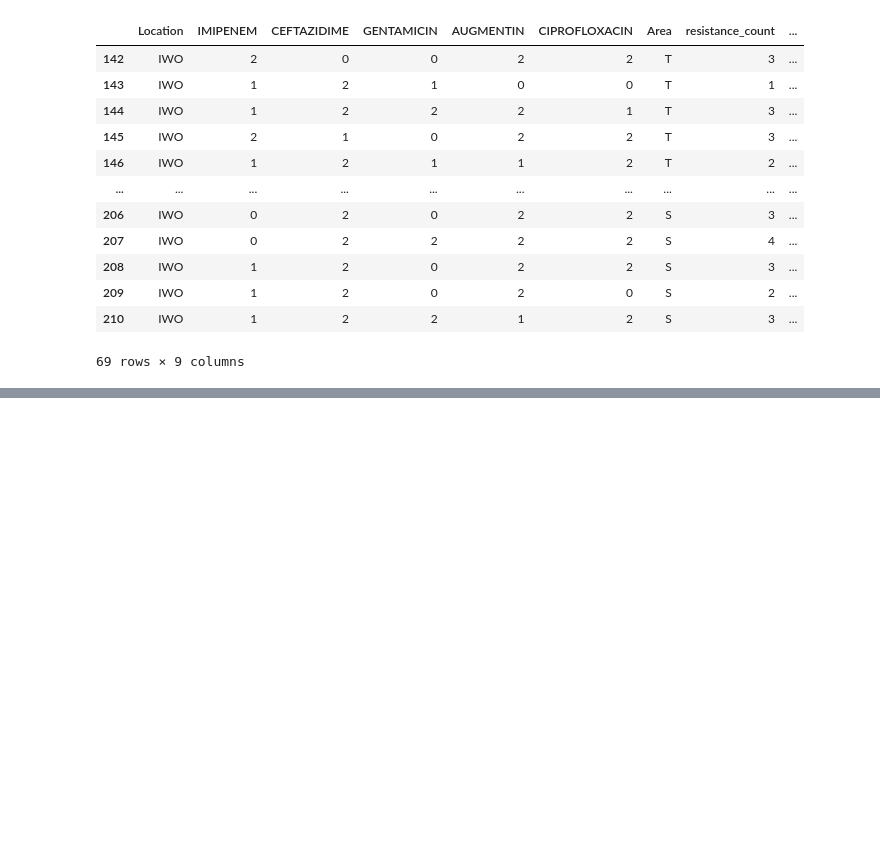
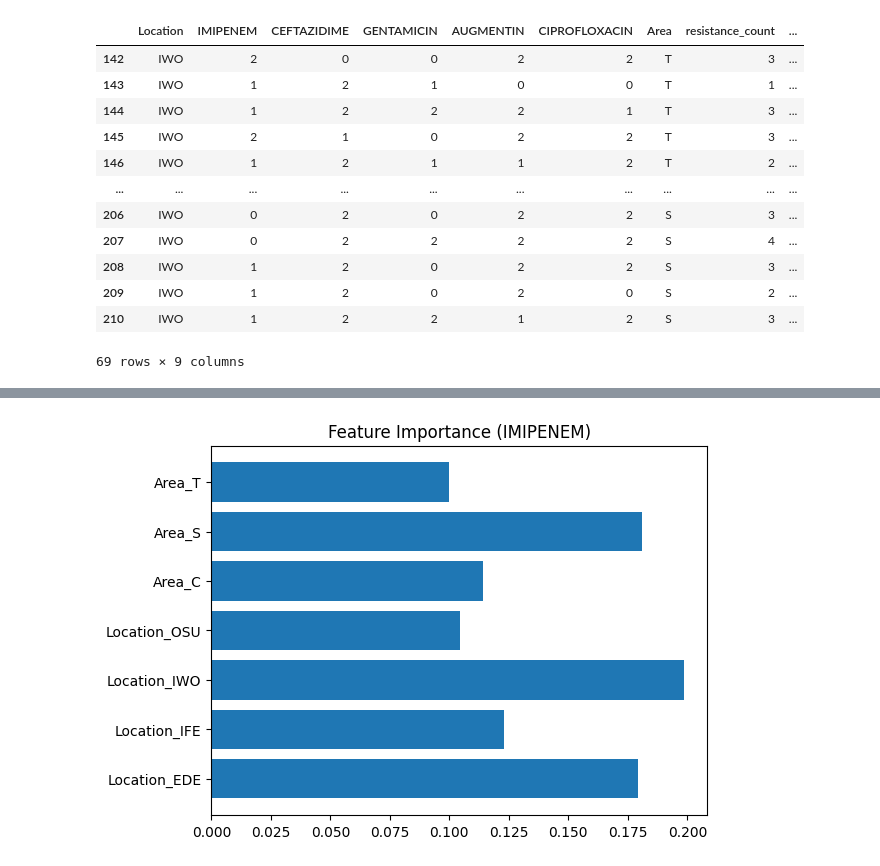
Before and after one commit to anfasahammed/antibiotic-resistance-prediction, a Jupyter notebook: nigeria.ipynb, the cells around one changed output, grey strips where cells are left out. Drawn from its saved outputs; the diff is of its cells as text; code cells hidden in the pictures; blank space fills up the shorter version.

Commit message:
added more models along with base line model

```diff
--- a/nigeria.ipynb
+++ b/nigeria.ipynb
@@ -338,0 +376,19 @@ df_encoded.to_csv('nigeria_encoded.csv', index=False)
+# %%
+X = df_encoded.drop(columns=antibiotics + ['resistance_count','MDR'])
+y = df_encoded[antibiotics]
+# %%
+X = pd.get_dummies(X, columns=['Location','Area'])
+# %%
+from sklearn.multioutput import MultiOutputClassifier
+from sklearn.ensemble import RandomForestClassifier
+from sklearn.model_selection import train_test_split
+
+X_train, X_test, y_train, y_test = train_test_split(
+    X, y, test_size=0.2, random_state=42
+)
+
+model = MultiOutputClassifier(
+    RandomForestClassifier(n_estimators=100, class_weight='balanced', random_state=42)
+)
+
+model.fit(X_train, y_train)
@@ -338,0 +516,10 @@ df_encoded.to_csv('nigeria_encoded.csv', index=False)
+# %%
+import matplotlib.pyplot as plt
+
+importances = model.estimators_[0].feature_importances_
+
+plt.barh(X_train.columns, importances)
+plt.title("Feature Importance (IMIPENEM)")
+plt.show()
+# %% [output]
+[figure, added]
```
Also changed, not shown: parts of 12 cells of this notebook, 4 other files.
